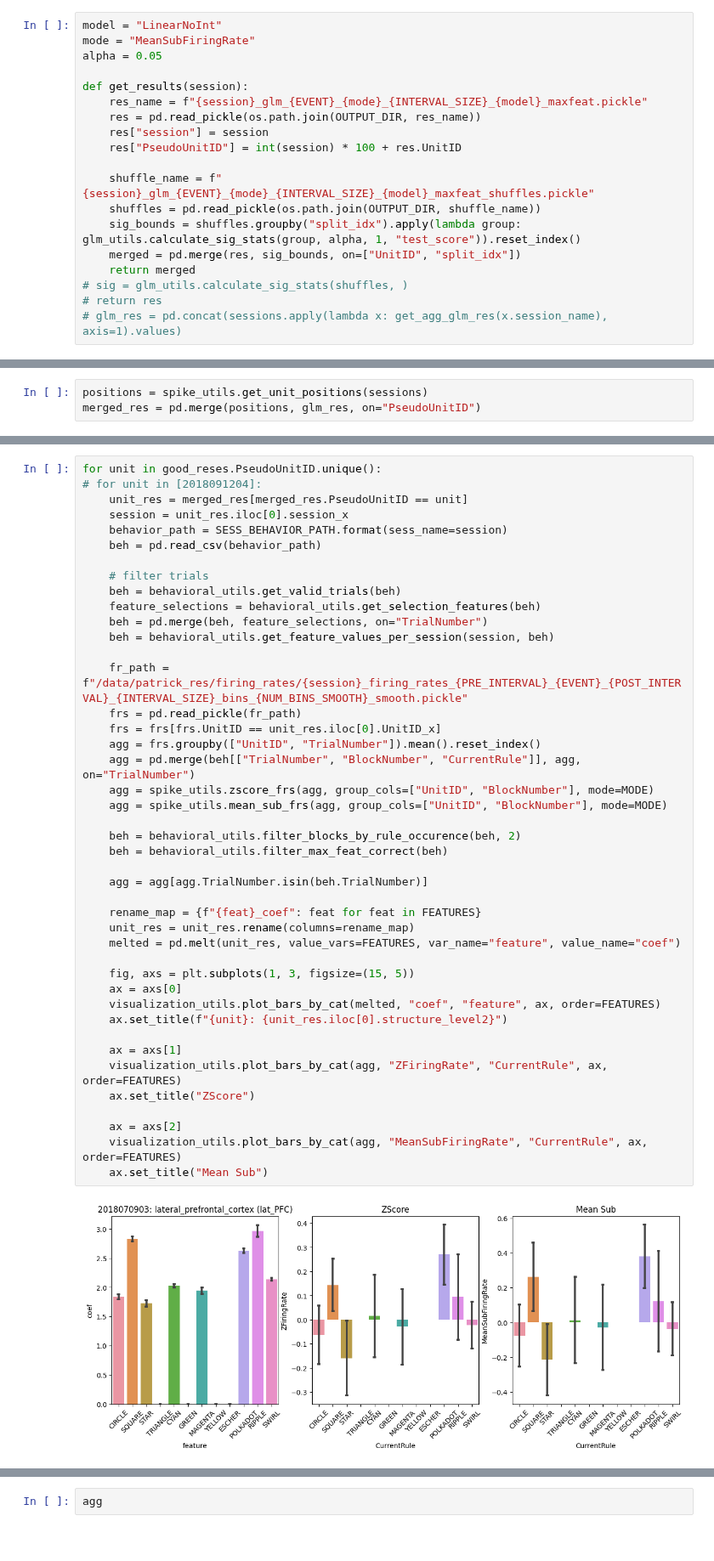
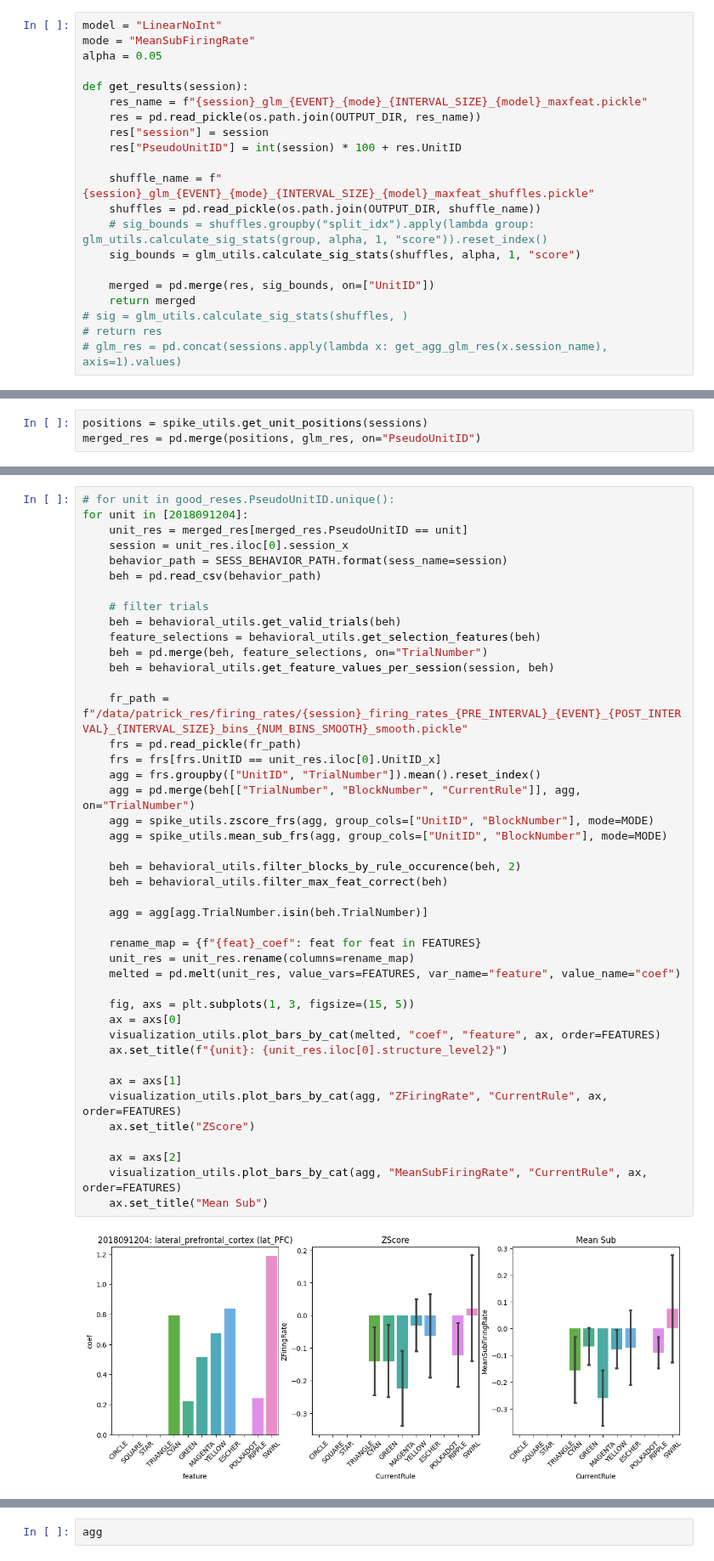
Before and after one commit to pqz317/wcst_decode, a Jupyter notebook: notebooks/20240514_analyze_max_feat_glm.ipynb, the cells around one changed output, grey strips where cells are left out. Shown at 85% size. Drawn from its saved outputs; the diff is of its cells as text.

```diff
--- a/notebooks/20240514_analyze_max_feat_glm.ipynb
+++ b/notebooks/20240514_analyze_max_feat_glm.ipynb
@@ -39,8 +39,10 @@ def get_results(session):
 
     shuffle_name = f"{session}_glm_{EVENT}_{mode}_{INTERVAL_SIZE}_{model}_maxfeat_shuffles.pickle"
     shuffles = pd.read_pickle(os.path.join(OUTPUT_DIR, shuffle_name))
-    sig_bounds = shuffles.groupby("split_idx").apply(lambda group: glm_utils.calculate_sig_stats(group, alpha, 1, "test_score")).reset_index()
-    merged = pd.merge(res, sig_bounds, on=["UnitID", "split_idx"])
+    # sig_bounds = shuffles.groupby("split_idx").apply(lambda group: glm_utils.calculate_sig_stats(group, alpha, 1, "score")).reset_index()
+    sig_bounds = glm_utils.calculate_sig_stats(shuffles, alpha, 1, "score")
+
+    merged = pd.merge(res, sig_bounds, on=["UnitID"])
     return merged
 # sig = glm_utils.calculate_sig_stats(shuffles, )
 # return res
@@ -93,7 +94,7 @@ Index(['Channel', 'Unit', 'SpikeTimesFile', 'UnitID_x', 'electrode_id', 'x',
       dtype='object')
 # %%
-for unit in good_reses.PseudoUnitID.unique():
-# for unit in [2018091204]:
+# for unit in good_reses.PseudoUnitID.unique():
+for unit in [2018091204]:
     unit_res = merged_res[merged_res.PseudoUnitID == unit]
     session = unit_res.iloc[0].session_x
     behavior_path = SESS_BEHAVIOR_PATH.format(sess_name=session)
@@ -108,31 +109,31 @@ for unit in good_reses.PseudoUnitID.unique():
     fr_path = f"/data/patrick_res/firing_rates/{session}_firing_rates_{PRE_INTERVAL}_{EVENT}_{POST_INTERVAL}_{INTERVAL_SIZE}_bins_{NUM_BINS_SMOOTH}_smooth.pickle"
     frs = pd.read_pickle(fr_path)
     frs = frs[frs.UnitID == unit_res.iloc[0].UnitID_x]
     agg = frs.groupby(["UnitID", "TrialNumber"]).mean().reset_index()
     agg = pd.merge(beh[["TrialNumber", "BlockNumber", "CurrentRule"]], agg, on="TrialNumber")
     agg = spike_utils.zscore_frs(agg, group_cols=["UnitID", "BlockNumber"], mode=MODE)
     agg = spike_utils.mean_sub_frs(agg, group_cols=["UnitID", "BlockNumber"], mode=MODE)
 
     beh = behavioral_utils.filter_blocks_by_rule_occurence(beh, 2)
     beh = behavioral_utils.filter_max_feat_correct(beh)
 
     agg = agg[agg.TrialNumber.isin(beh.TrialNumber)]
 
     rename_map = {f"{feat}_coef": feat for feat in FEATURES}
     unit_res = unit_res.rename(columns=rename_map)
     melted = pd.melt(unit_res, value_vars=FEATURES, var_name="feature", value_name="coef")
 
     fig, axs = plt.subplots(1, 3, figsize=(15, 5))
     ax = axs[0]
     visualization_utils.plot_bars_by_cat(melted, "coef", "feature", ax, order=FEATURES)
     ax.set_title(f"{unit}: {unit_res.iloc[0].structure_level2}")
 
     ax = axs[1]
     visualization_utils.plot_bars_by_cat(agg, "ZFiringRate", "CurrentRule", ax, order=FEATURES)
     ax.set_title("ZScore")
 
     ax = axs[2]
     visualization_utils.plot_bars_by_cat(agg, "MeanSubFiringRate", "CurrentRule", ax, order=FEATURES)
     ax.set_title("Mean Sub")
 # %% [output]
-[figure, old version]
+[figure, new version]
```
Also changed, not shown: parts of 16 cells of this notebook, 5 other files.
